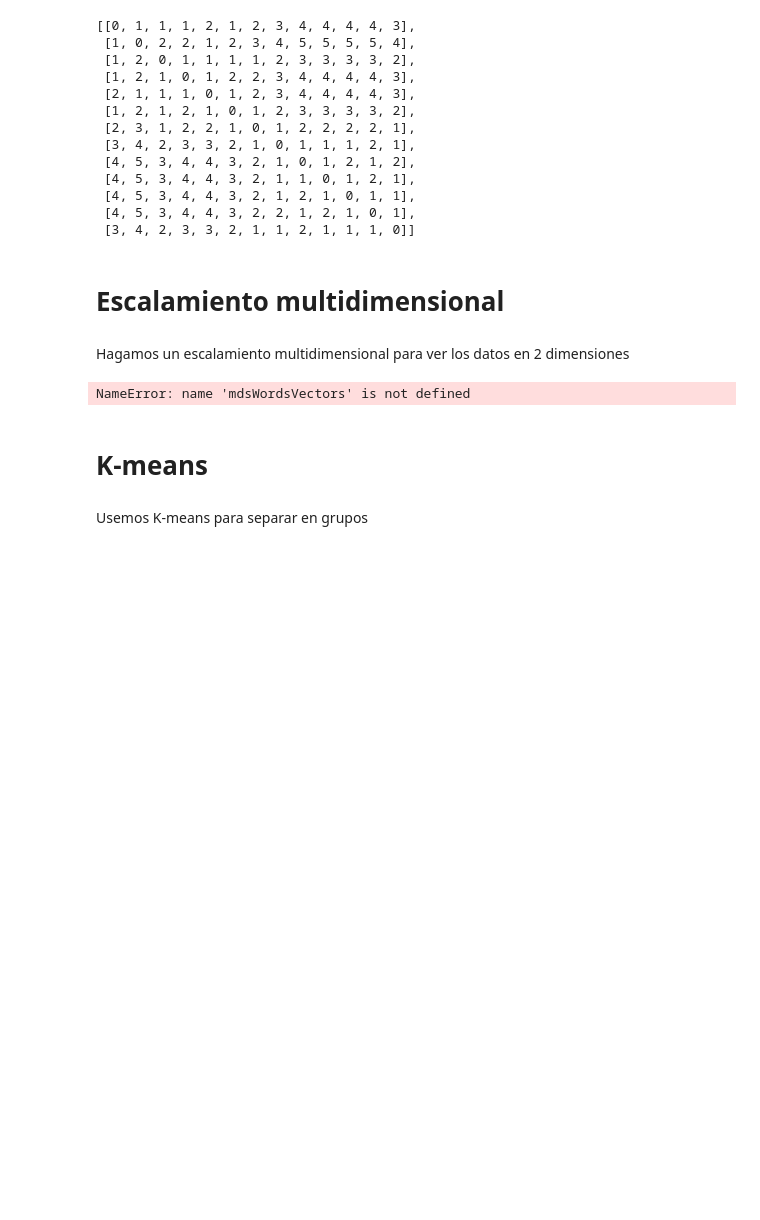
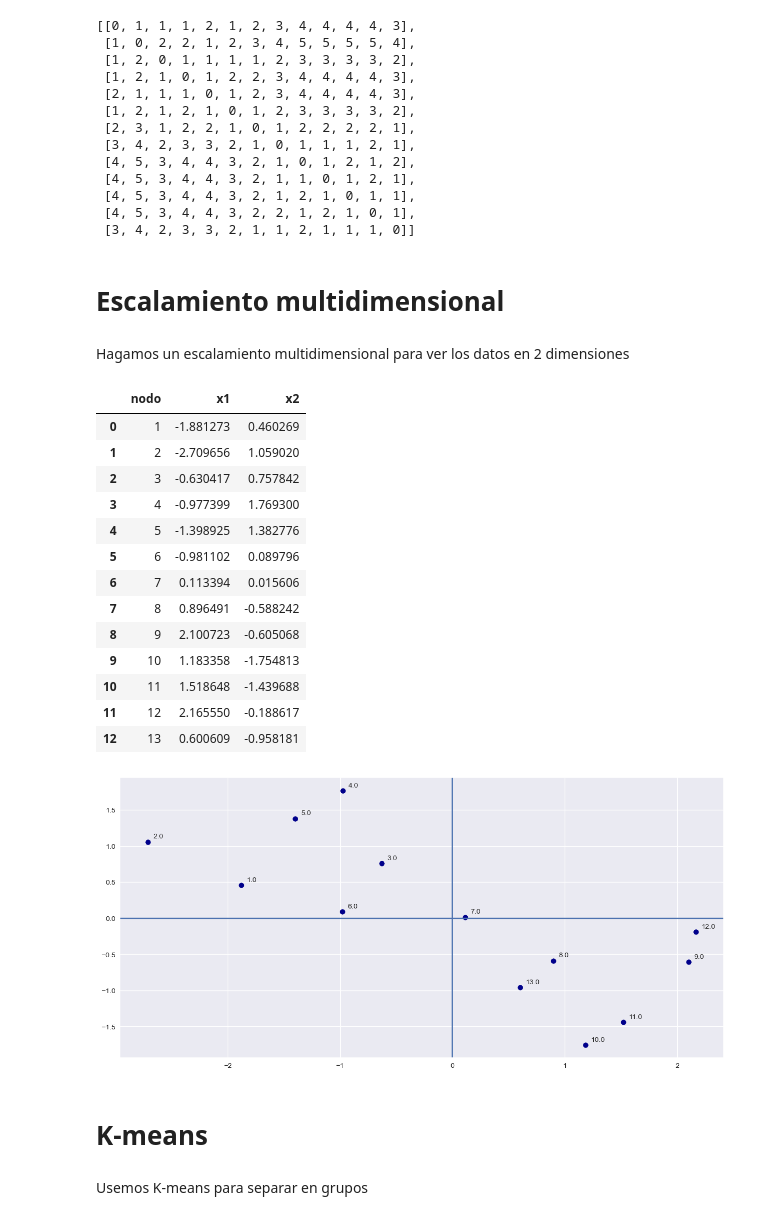
Before and after one commit to NataelM/Multivariado, a Jupyter notebook: Tarea_2/Ejercicio_5.ipynb, the cells around one changed output. Cells and saved outputs as stored; diff of their text form; code cells hidden in the pictures; blank space fills up the shorter version.

```diff
--- a/Tarea_2/Ejercicio_5.ipynb
+++ b/Tarea_2/Ejercicio_5.ipynb
@@ -164,19 +164,33 @@ Hagamos un escalamiento multidimensional para ver los datos en 2 dimensiones
 # %%
 cols = ['x1','x2']
 
-mdsVectors = manifold.MDS(n_components=2,dissimilarity='precomputed',random_state=50)\
+mdsVectors = manifold.MDS(n_components=2,dissimilarity='precomputed',random_state=40)\
                      .fit_transform(distancia)
 
-mapPD = pd.DataFrame(mdsWordsVectors,columns=cols)
+mapPD = pd.DataFrame(mdsVectors,columns=cols)
 mapPD['nodo'] = list(range(1,14))
 
 display(mapPD[['nodo','x1','x2']])
 
 plt.style.use('seaborn')
 plt.figure(figsize=(15,7))
 scatterPlot(plt,mapPD,'x1','x2','darkblue',label='nodo')
 # %% [output]
-NameError: name 'mdsWordsVectors' is not defined
+|  | nodo | x1 | x2 |
+| 0 | 1 | -1.881273 | 0.460269 |
+| 1 | 2 | -2.709656 | 1.059020 |
+| 2 | 3 | -0.630417 | 0.757842 |
+| 3 | 4 | -0.977399 | 1.769300 |
+| 4 | 5 | -1.398925 | 1.382776 |
+| 5 | 6 | -0.981102 | 0.089796 |
+| 6 | 7 | 0.113394 | 0.015606 |
+| 7 | 8 | 0.896491 | -0.588242 |
+| 8 | 9 | 2.100723 | -0.605068 |
+| 9 | 10 | 1.183358 | -1.754813 |
+| 10 | 11 | 1.518648 | -1.439688 |
+| 11 | 12 | 2.165550 | -0.188617 |
+| 12 | 13 | 0.600609 | -0.958181 |
+[figure, added]
 # %% [markdown]
 # K-means
 # %% [markdown]
```
Also changed, not shown: parts of 5 cells of this notebook.
